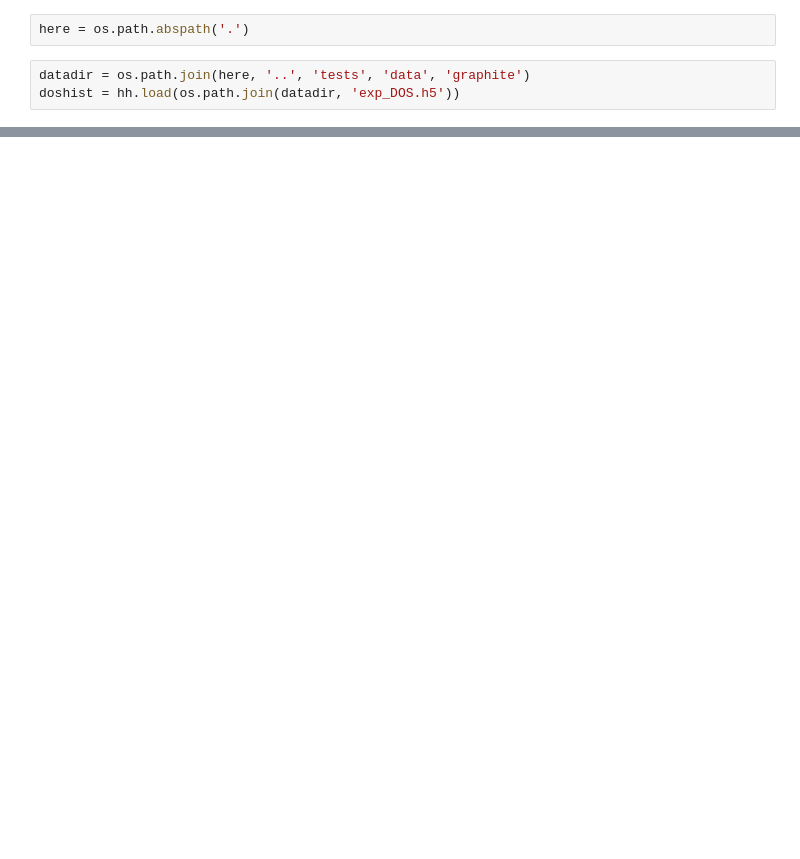
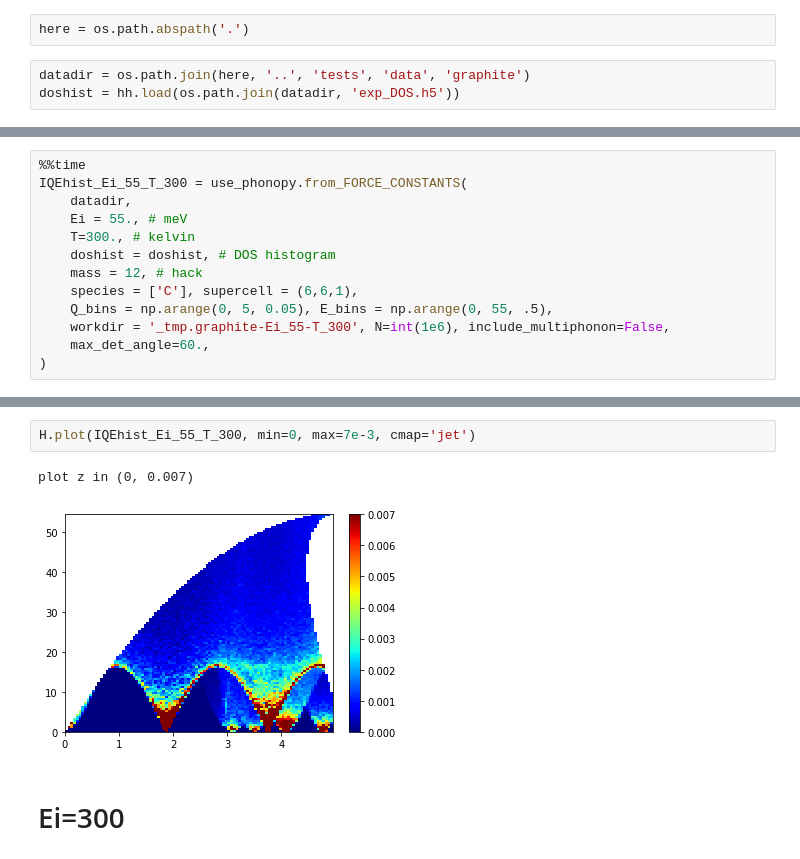
Before and after one commit to mcvine/phonon, a Jupyter notebook: examples/graphite.ipynb, the cells around one changed output, grey strips where cells are left out. Saved outputs shown, nothing was run; the diff lists cells and outputs as text; blank space fills up the shorter version.

```diff
--- a/examples/graphite.ipynb
+++ b/examples/graphite.ipynb
@@ -11,0 +42,13 @@ Takes one hour
+# %%
+%%time
+IQEhist_Ei_55_T_300 = use_phonopy.from_FORCE_CONSTANTS(
+    datadir,
+    Ei = 55., # meV
+    T=300., # kelvin
+    doshist = doshist, # DOS histogram
+    mass = 12, # hack
+    species = ['C'], supercell = (6,6,1),
+    Q_bins = np.arange(0, 5, 0.05), E_bins = np.arange(0, 55, .5),
+    workdir = '_tmp.graphite-Ei_55-T_300', N=int(1e6), include_multiphonon=False,
+    max_det_angle=60.,
+)
@@ -12 +59,8 @@ Takes one hour
+# %%
+H.plot(IQEhist_Ei_55_T_300, min=0, max=7e-3, cmap='jet')
+# %% [output]
+plot z in (0, 0.007)
+[figure, added]
+# %% [markdown]
+# Ei=300
 # %%
```
Also changed, not shown: parts of 10 cells of this notebook.
